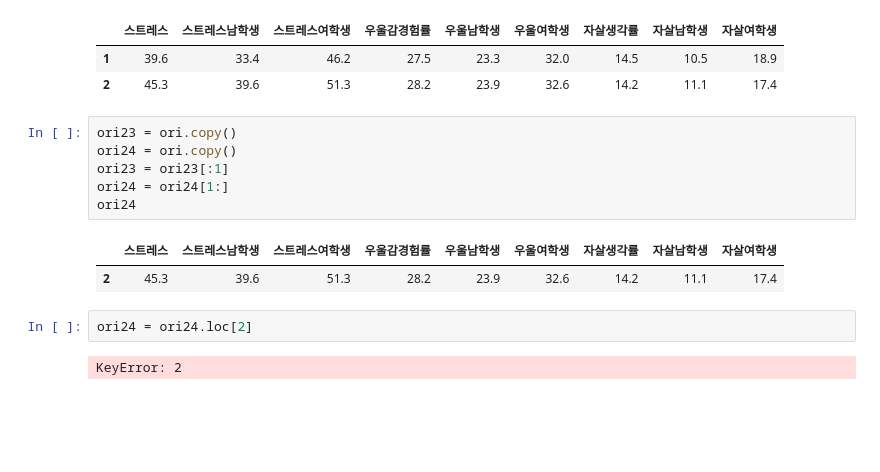
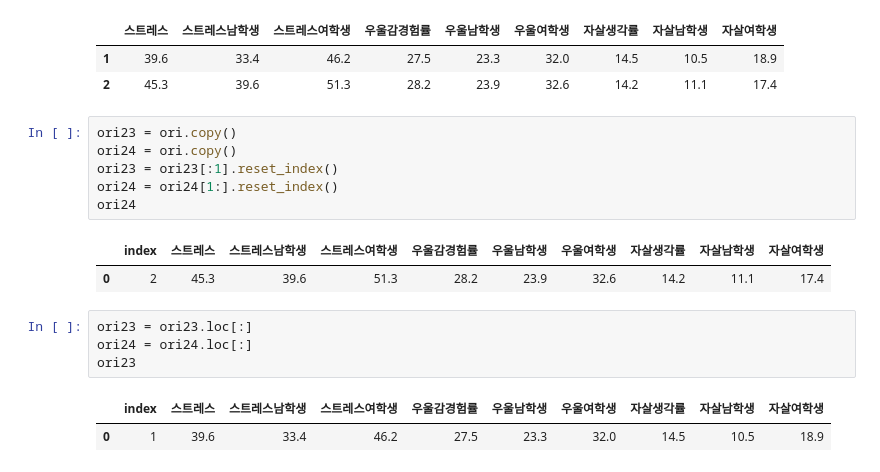
Before and after one commit to hyebinrk/python, a Jupyter notebook: 박혜빈/청소년정신건강분석.ipynb, the cells around one changed output. Cells and saved outputs as stored; diff of their text form; blank space fills up the shorter version.

```diff
--- a/박혜빈/청소년정신건강분석.ipynb
+++ b/박혜빈/청소년정신건강분석.ipynb
@@ -81,14 +81,17 @@ ori
 # %%
 ori23 = ori.copy()
 ori24 = ori.copy()
-ori23 = ori23[:1]
-ori24 = ori24[1:]
+ori23 = ori23[:1].reset_index()
+ori24 = ori24[1:].reset_index()
 ori24
 # %% [output]
-|  | 스트레스 | 스트레스남학생 | 스트레스여학생 | 우울감경험률 | 우울남학생 | 우울여학생 | 자살생각률 | 자살남학생 | 자살여학생 |
-| 2 | 45.3 | 39.6 | 51.3 | 28.2 | 23.9 | 32.6 | 14.2 | 11.1 | 17.4 |
+|  | index | 스트레스 | 스트레스남학생 | 스트레스여학생 | 우울감경험률 | 우울남학생 | 우울여학생 | 자살생각률 | 자살남학생 | 자살여학생 |
+| 0 | 2 | 45.3 | 39.6 | 51.3 | 28.2 | 23.9 | 32.6 | 14.2 | 11.1 | 17.4 |
 # %%
-ori24 = ori24.loc[2]
+ori23 = ori23.loc[:]
+ori24 = ori24.loc[:]
+ori23
 # %% [output]
-KeyError: 2
+|  | index | 스트레스 | 스트레스남학생 | 스트레스여학생 | 우울감경험률 | 우울남학생 | 우울여학생 | 자살생각률 | 자살남학생 | 자살여학생 |
+| 0 | 1 | 39.6 | 33.4 | 46.2 | 27.5 | 23.3 | 32.0 | 14.5 | 10.5 | 18.9 |
 # %%
```
Also changed, not shown: parts of 5 cells of this notebook, 4 other files.
